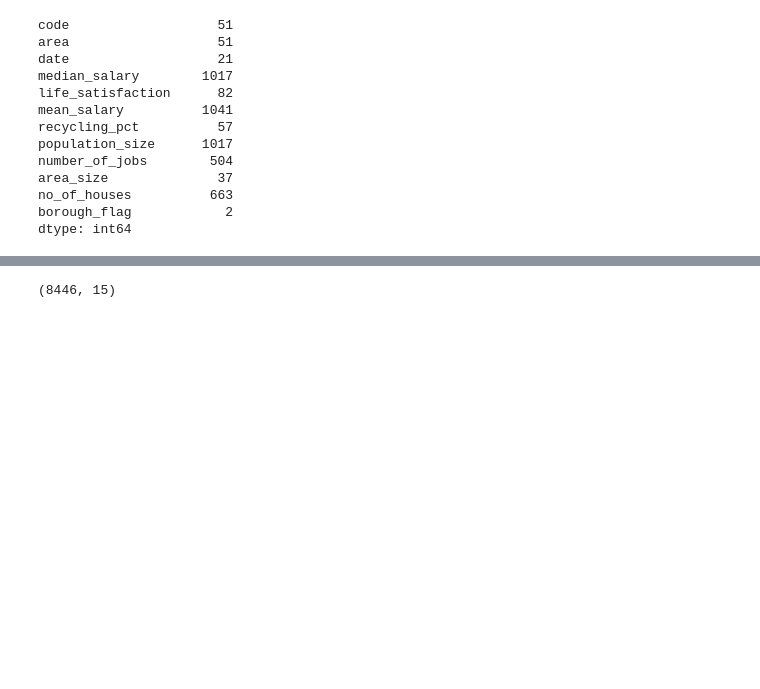
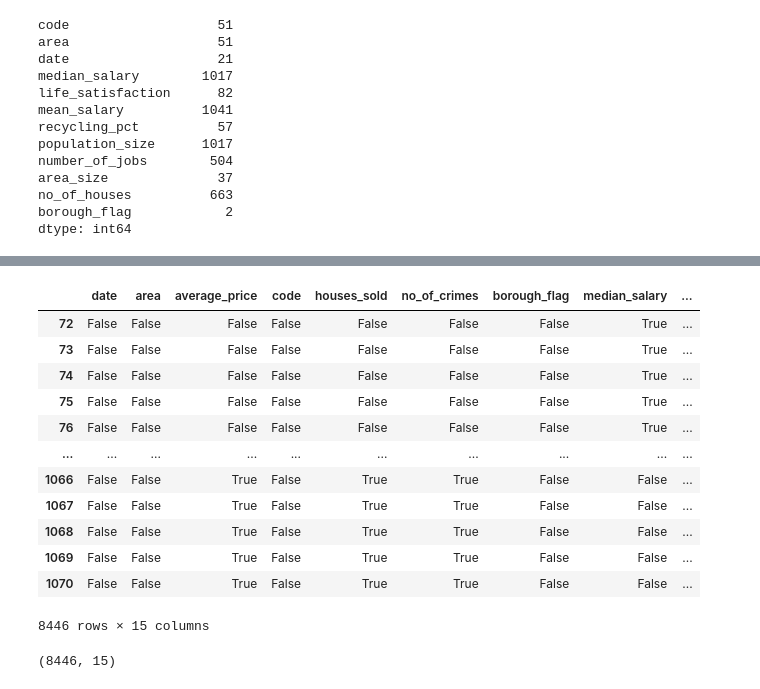
Before and after one commit to Ubaid-Ur-RehmanJ/kaggle-projects, a Jupyter notebook: housing in london.ipynb, the cells around one changed output, grey strips where cells are left out. Cells and saved outputs as stored; diff of their text form; code cells hidden in the pictures; blank space fills up the shorter version.

```diff
--- a/housing in london.ipynb
+++ b/housing in london.ipynb
@@ -144,6 +144,22 @@ df.head()
 | 74 | 2001-03-01 | city of london | 189033.0 | E09000001 | 44.0 | 0.0 | 1 | NaN | ... |
 | 75 | 2001-04-01 | city of london | 205494.0 | E09000001 | 38.0 | 0.0 | 1 | NaN | ... |
 | 76 | 2001-05-01 | city of london | 223459.0 | E09000001 | 30.0 | 0.0 | 1 | NaN | ... |
+# %%
+df.isnull()
+# %% [output]
+|  | date | area | average_price | code | houses_sold | no_of_crimes | borough_flag | median_salary | ... |
+| 72 | False | False | False | False | False | False | False | True | ... |
+| 73 | False | False | False | False | False | False | False | True | ... |
+| 74 | False | False | False | False | False | False | False | True | ... |
+| 75 | False | False | False | False | False | False | False | True | ... |
+| 76 | False | False | False | False | False | False | False | True | ... |
+| ... | ... | ... | ... | ... | ... | ... | ... | ... | ... |
+| 1066 | False | False | True | False | True | True | False | False | ... |
+| 1067 | False | False | True | False | True | True | False | False | ... |
+| 1068 | False | False | True | False | True | True | False | False | ... |
+| 1069 | False | False | True | False | True | True | False | False | ... |
+| 1070 | False | False | True | False | True | True | False | False | ... |
+8446 rows × 15 columns
 # %%
 df.shape
 # %% [output]
```
Also changed, not shown: parts of 18 cells of this notebook.
